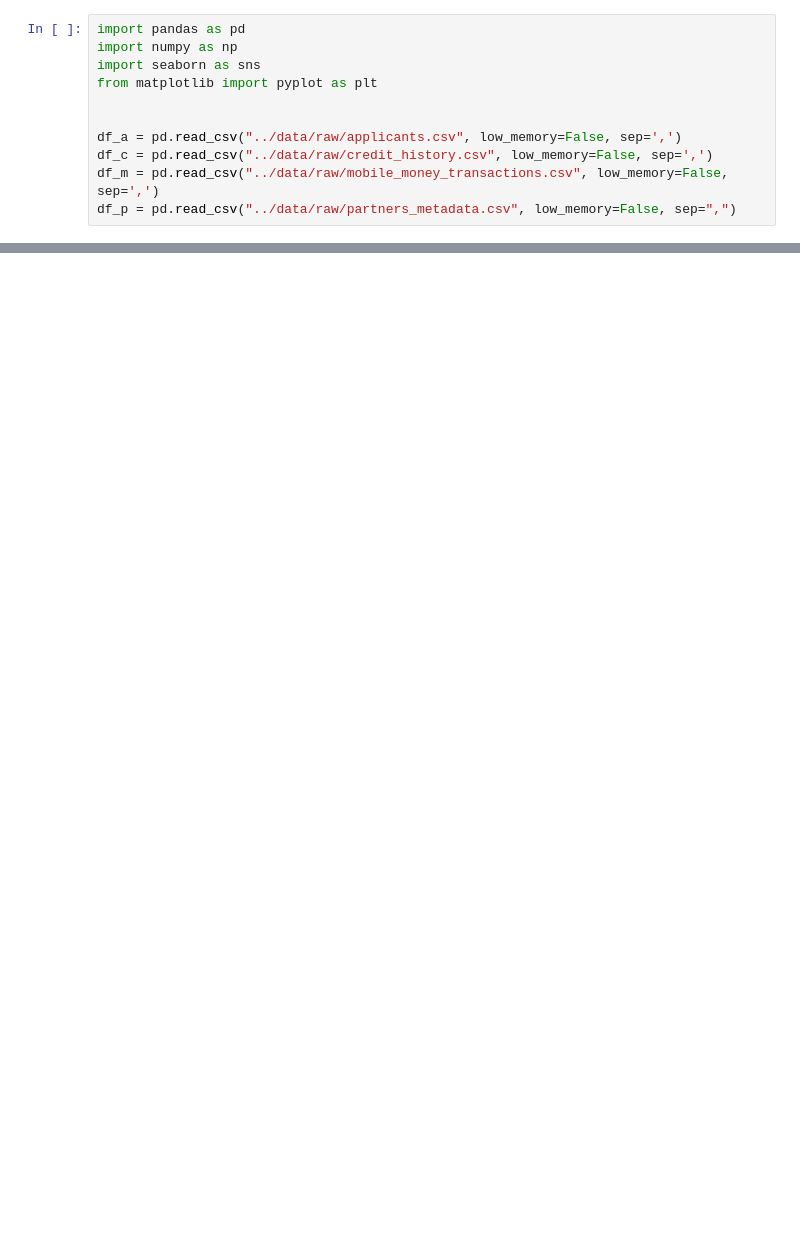
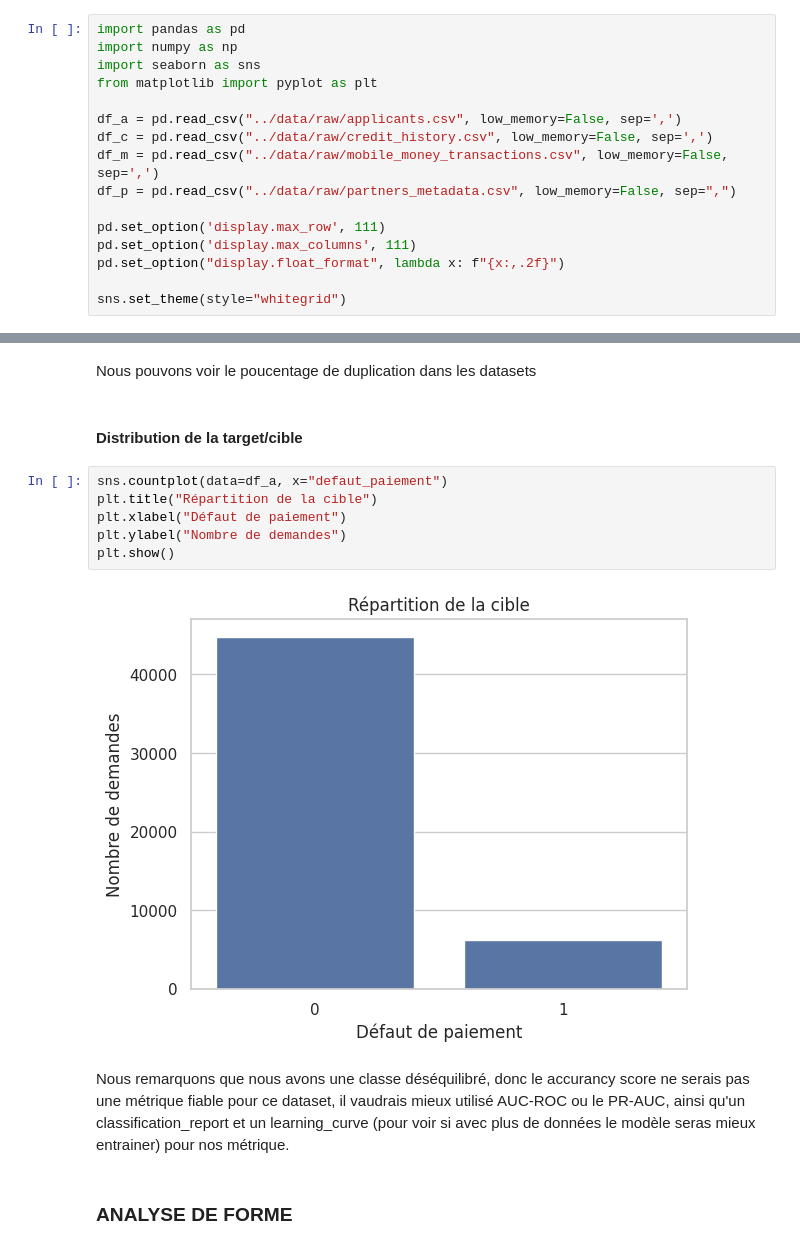
Before and after one commit to Codeur63/Projet-3, a Jupyter notebook: notebooks/EDA.ipynb, the cells around one changed output, grey strips where cells are left out. Drawn from its saved outputs; the diff is of its cells as text; blank space fills up the shorter version.

```diff
--- a/notebooks/EDA.ipynb
+++ b/notebooks/EDA.ipynb
@@ -4,8 +21,13 @@ import numpy as np
 import seaborn as sns
 from matplotlib import pyplot as plt
 
-
 df_a = pd.read_csv("../data/raw/applicants.csv", low_memory=False, sep=',')
 df_c = pd.read_csv("../data/raw/credit_history.csv", low_memory=False, sep=',')
 df_m = pd.read_csv("../data/raw/mobile_money_transactions.csv", low_memory=False, sep=',')
 df_p = pd.read_csv("../data/raw/partners_metadata.csv", low_memory=False, sep=",")
+
+pd.set_option('display.max_row', 111)
+pd.set_option('display.max_columns', 111)
+pd.set_option("display.float_format", lambda x: f"{x:,.2f}")
+
+sns.set_theme(style="whitegrid")
@@ -12 +268,17 @@ df_p = pd.read_csv("../data/raw/partners_metadata.csv", low_memory=False, sep=",
+# %% [markdown]
+Nous pouvons voir le poucentage de duplication dans les datasets
+# %% [markdown]
+#### Distribution de la target/cible
+# %%
+sns.countplot(data=df_a, x="defaut_paiement")
+plt.title("Répartition de la cible")
+plt.xlabel("Défaut de paiement")
+plt.ylabel("Nombre de demandes")
+plt.show()
+# %% [output]
+[figure, added]
+# %% [markdown]
+Nous remarquons que nous avons une classe déséquilibré, donc le accurancy score ne serais pas une métrique fiable pour ce dataset, il vaudrais mieux utilisé AUC-ROC ou le PR-AUC, ainsi qu'un classification_report et un learning_curve (pour voir si avec plus de données le modèle seras mieux entrainer) pour nos métrique.
+# %% [markdown]
+### ANALYSE DE FORME
 # %% [markdown]
```
Also changed, not shown: parts of 61 cells of this notebook.
